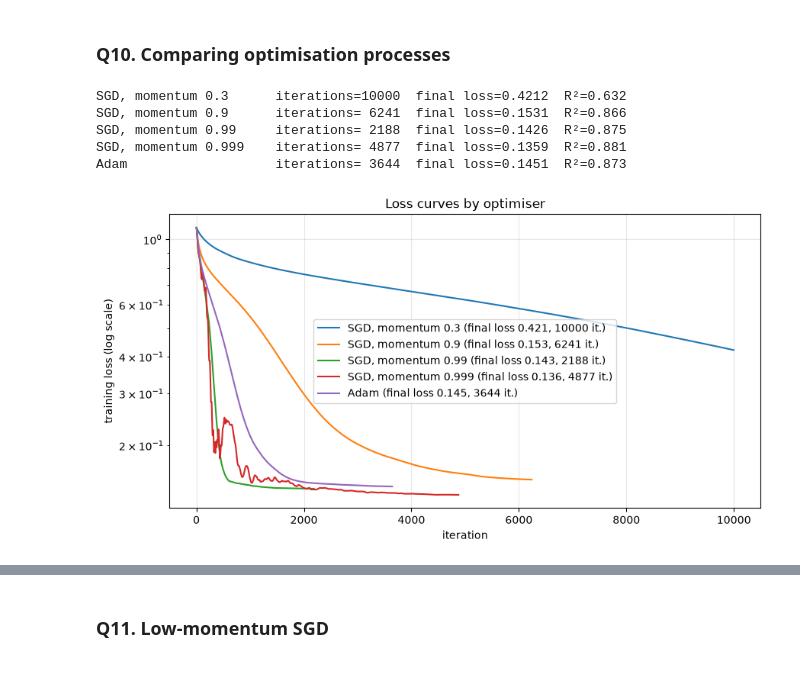
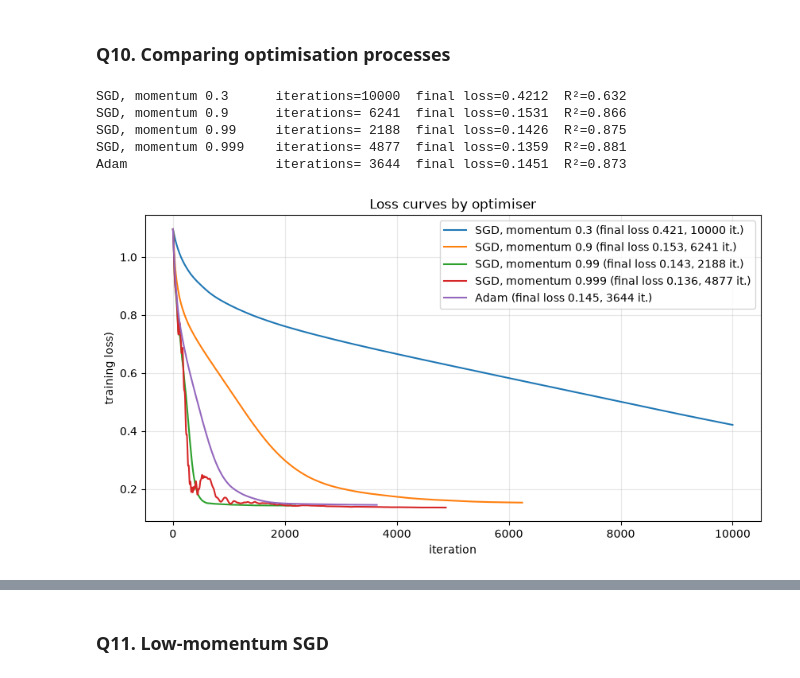
Before and after one commit to 0xx000000000/deeplearning-group-AIBT, a Jupyter notebook: LAB1_neural_networks_regression.ipynb, the cells around one changed output, grey strips where cells are left out. Drawn from its saved outputs; the diff is of its cells as text; code cells hidden in the pictures.

```diff
--- a/LAB1_neural_networks_regression.ipynb
+++ b/LAB1_neural_networks_regression.ipynb
@@ -83,12 +83,12 @@ _From here on, we work on **dataset 2**._
 
 ### Q6. Neural network
 # %%
-def make_mlp(n_neurons=30, random_state=42, **kw):
+def make_mlp(n_neurons=30, random_state=42,  kw):
     params = dict(hidden_layer_sizes=(n_neurons,), activation="relu",
                   learning_rate="adaptive", random_state=random_state,
                   max_iter=10_000, warm_start=True)
     params.update(kw)
-    return MLPRegressor(**params)
+    return MLPRegressor( params)
 
 mlp = make_mlp()
 mlp
@@ -150,25 +150,26 @@ The loss (half the mean squared error) decreases steadily but is **still decreas
 # %%
 common = dict(n_iter_no_change=1000, tol=1e-5, max_iter=10_000)
 configs = {
     "SGD, momentum 0.3":   dict(solver="sgd", learning_rate="constant", momentum=0.3),
     "SGD, momentum 0.9":   dict(solver="sgd", learning_rate="constant", momentum=0.9),
     "SGD, momentum 0.99":  dict(solver="sgd", learning_rate="constant", momentum=0.99),
     "SGD, momentum 0.999": dict(solver="sgd", learning_rate="constant", momentum=0.999),
     "Adam":                dict(solver="adam"),
 }
 models = {}
 plt.figure(figsize=(10, 5))
 for name, cfg in configs.items():
     m = make_mlp(**cfg, **common).fit(X2, y2)
     models[name] = m
     plt.plot(m.loss_curve_, label=f"{name} (final loss {m.loss_:.3f}, {m.n_iter_} it.)")
     print(f"{name:22s} iterations={m.n_iter_:5d}  final loss={m.loss_:.4f}  R²={m.score(X2, y2):.3f}")
-plt.yscale("log"); plt.xlabel("iteration"); plt.ylabel("training loss (log scale)")
+#plt.yscale("log");
+plt.xlabel("iteration"); plt.ylabel("training loss)")
 plt.title("Loss curves by optimiser"); plt.legend(); plt.grid(alpha=.3); plt.show()
 # %% [output]
 SGD, momentum 0.3      iterations=10000  final loss=0.4212  R²=0.632
 SGD, momentum 0.9      iterations= 6241  final loss=0.1531  R²=0.866
 SGD, momentum 0.99     iterations= 2188  final loss=0.1426  R²=0.875
 SGD, momentum 0.999    iterations= 4877  final loss=0.1359  R²=0.881
 Adam                   iterations= 3644  final loss=0.1451  R²=0.873
-[figure, old version]
+[figure, new version]
```
Also changed, not shown: parts of 8 cells of this notebook.
